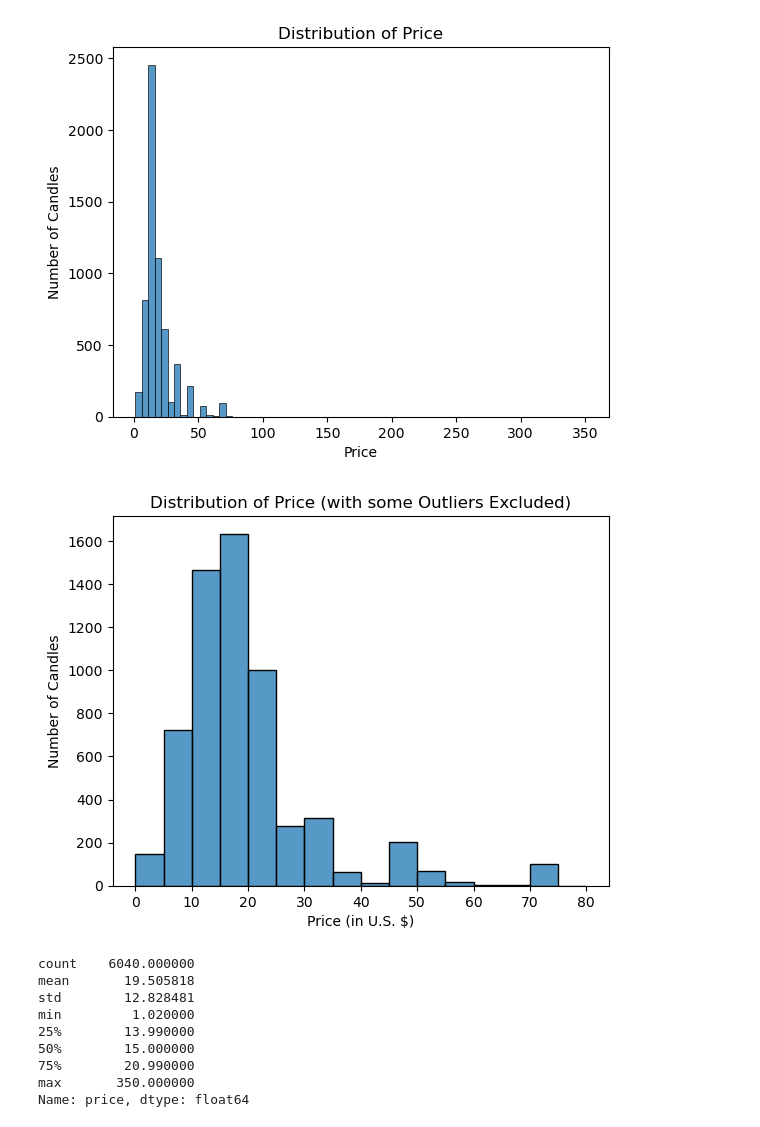
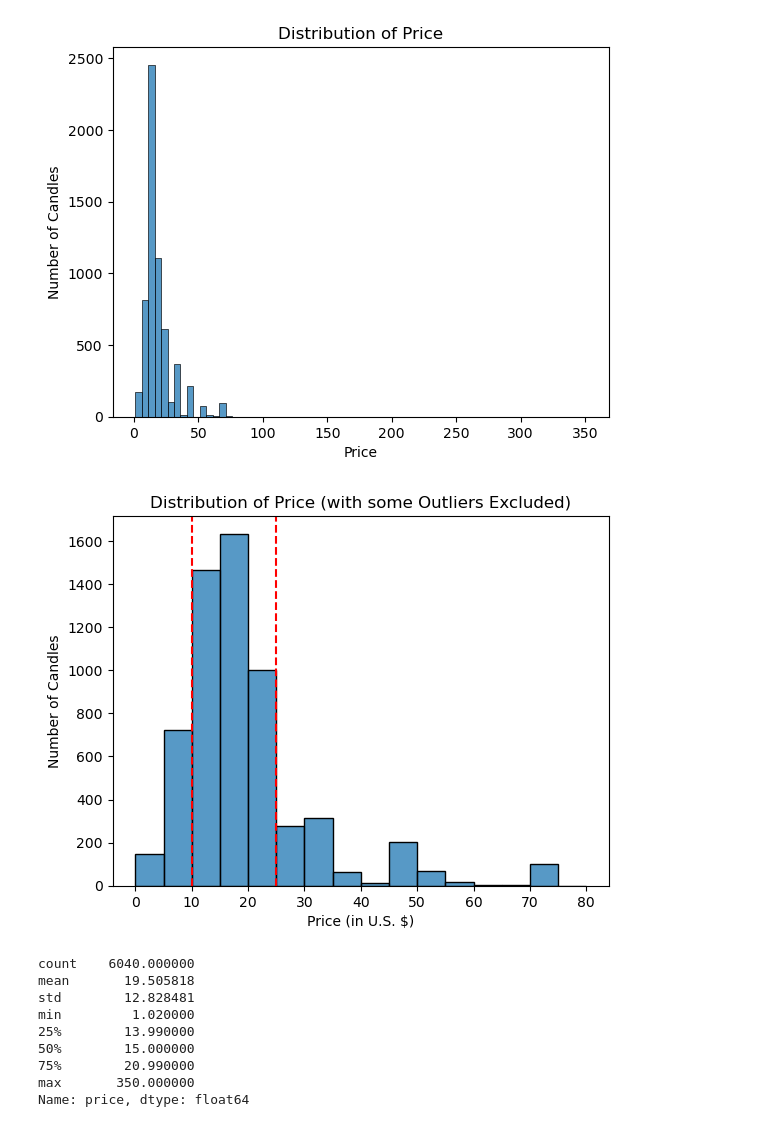
Before and after one commit to ran0027/etsy-candle-pricing-model, a Jupyter notebook: notebook.ipynb, the cells around one changed output. Cells and saved outputs as stored; diff of their text form; code cells hidden in the pictures.

```diff
--- a/notebook.ipynb
+++ b/notebook.ipynb
@@ -380,13 +380,16 @@ ax.set(title='Distribution of Price', xlabel='Price', ylabel='Number of Candles'
 # %%
 fig, ax = plt.subplots()
 
 sns.histplot(df.loc[df.price < 80, 'price'], binwidth=5, binrange=[0, 80], ax=ax)
 
 ax.set(title='Distribution of Price (with some Outliers Excluded)', xlabel='Price (in U.S. $)', ylabel='Number of Candles')
 
-fig.savefig('images/price_dist.jpg', bbox_inches='tight');
+plt.axvline(x=10, c='r', linestyle='--')
+plt.axvline(x=25, c='r', linestyle='--')
+
+fig.savefig('images/price_dist_w_lines.jpg', bbox_inches='tight');
 # %% [output]
-[figure, old version]
+[figure, new version]
 # %%
 sns.boxplot(df['price'], ax=ax);
 # %%
```
Also changed, not shown: 1 other file.
